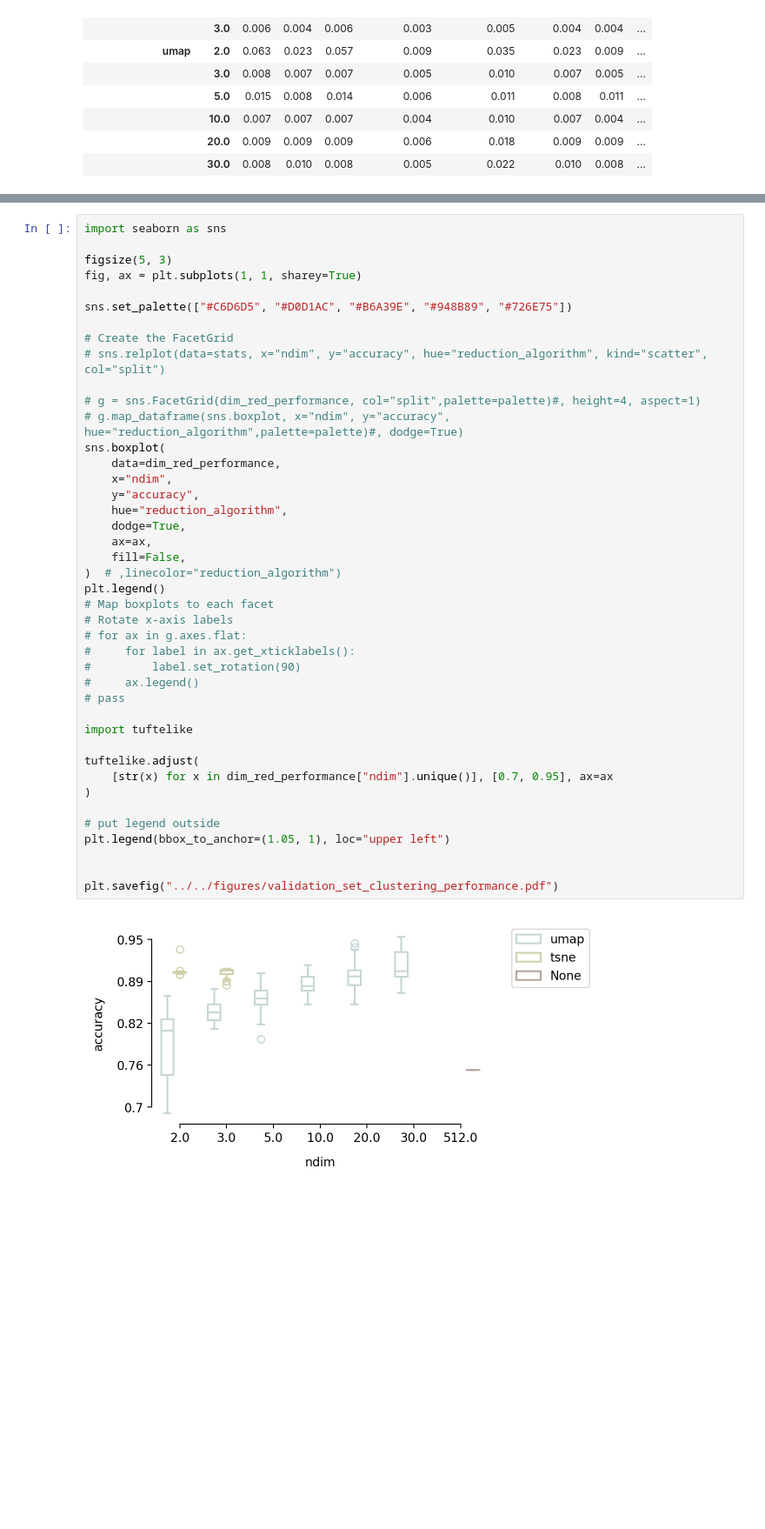
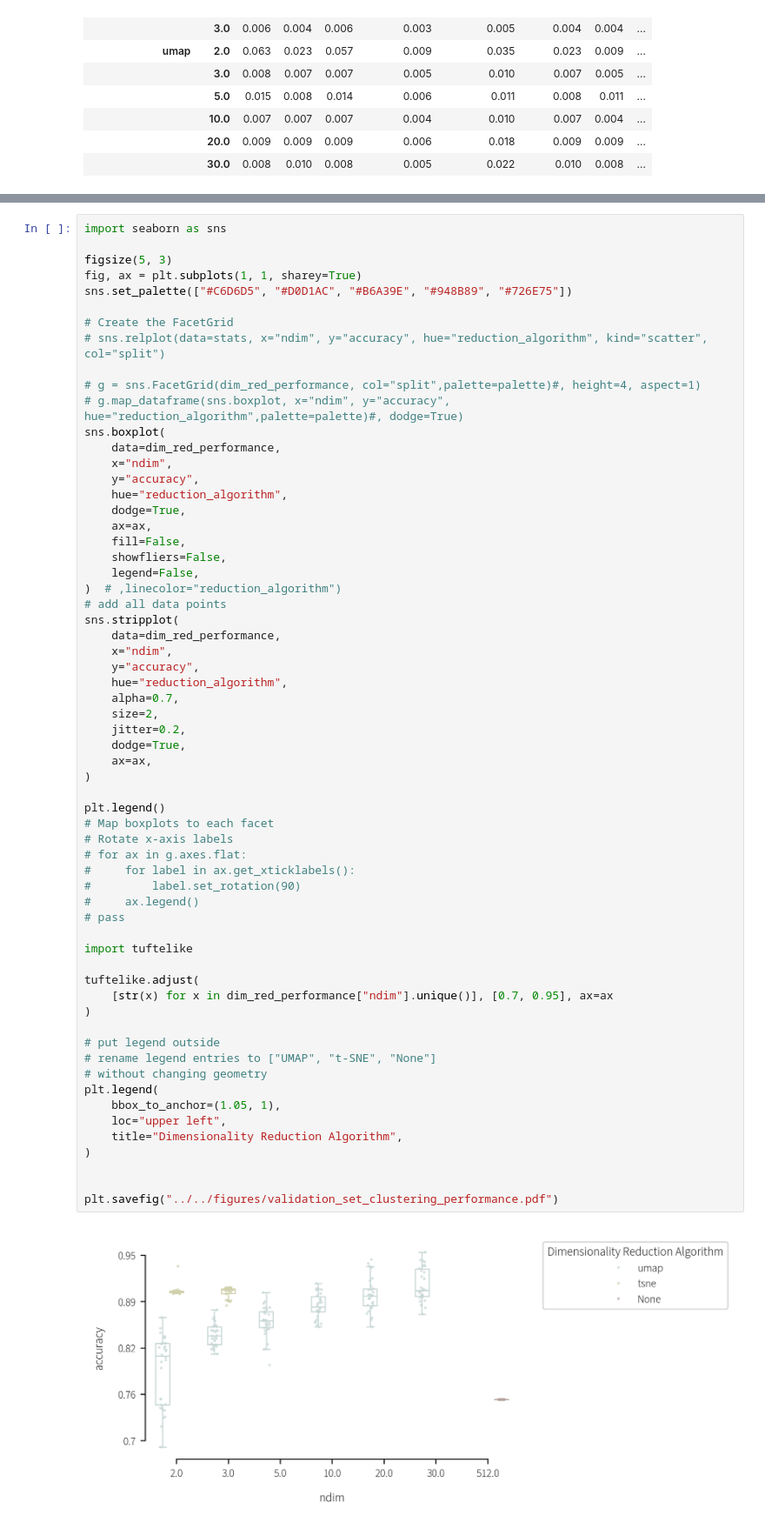
Before and after one commit to sammlapp/ovenbird-individual-recognition, a Jupyter notebook: scripts/3_evaluate_individual_id/5_plot_dim_red_results.ipynb, the cells around one changed output, grey strips where cells are left out. Shown at 87% size. Drawn from its saved outputs; the diff is of its cells as text; blank space fills up the shorter version.

Commit message:
update figures for revision 2

```diff
--- a/scripts/3_evaluate_individual_id/5_plot_dim_red_results.ipynb
+++ b/scripts/3_evaluate_individual_id/5_plot_dim_red_results.ipynb
@@ -63,7 +68,6 @@ import seaborn as sns
 
 figsize(5, 3)
 fig, ax = plt.subplots(1, 1, sharey=True)
-
 sns.set_palette(["#C6D6D5", "#D0D1AC", "#B6A39E", "#948B89", "#726E75"])
 
 # Create the FacetGrid
@@ -73,32 +77,53 @@ sns.set_palette(["#C6D6D5", "#D0D1AC", "#B6A39E", "#948B89", "#726E75"])
 # g.map_dataframe(sns.boxplot, x="ndim", y="accuracy", hue="reduction_algorithm",palette=palette)#, dodge=True)
 sns.boxplot(
     data=dim_red_performance,
     x="ndim",
     y="accuracy",
     hue="reduction_algorithm",
     dodge=True,
     ax=ax,
     fill=False,
+    showfliers=False,
+    legend=False,
 )  # ,linecolor="reduction_algorithm")
+# add all data points
+sns.stripplot(
+    data=dim_red_performance,
+    x="ndim",
+    y="accuracy",
+    hue="reduction_algorithm",
+    alpha=0.7,
+    size=2,
+    jitter=0.2,
+    dodge=True,
+    ax=ax,
+)
+
 plt.legend()
 # Map boxplots to each facet
 # Rotate x-axis labels
 # for ax in g.axes.flat:
 #     for label in ax.get_xticklabels():
 #         label.set_rotation(90)
 #     ax.legend()
 # pass
 
 import tuftelike
 
 tuftelike.adjust(
     [str(x) for x in dim_red_performance["ndim"].unique()], [0.7, 0.95], ax=ax
 )
 
 # put legend outside
-plt.legend(bbox_to_anchor=(1.05, 1), loc="upper left")
+# rename legend entries to ["UMAP", "t-SNE", "None"]
+# without changing geometry
+plt.legend(
+    bbox_to_anchor=(1.05, 1),
+    loc="upper left",
+    title="Dimensionality Reduction Algorithm",
+)
 
 
 plt.savefig("../../figures/validation_set_clustering_performance.pdf")
 # %% [output]
-[figure, old version]
+[figure, new version]
```
Also changed, not shown: parts of 2 cells of this notebook, 13 other files.
